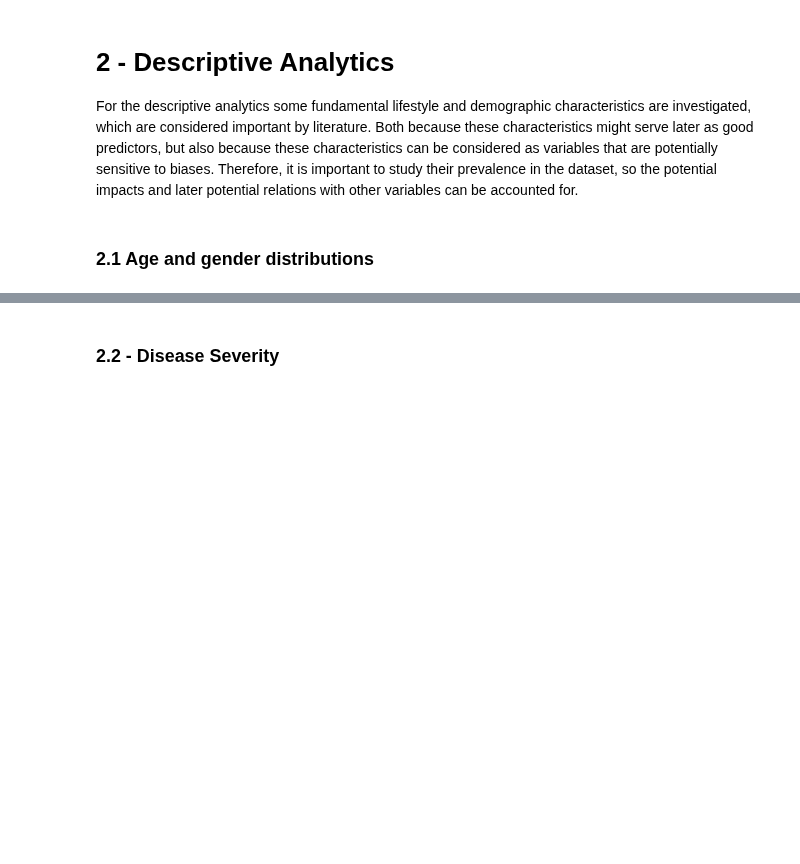
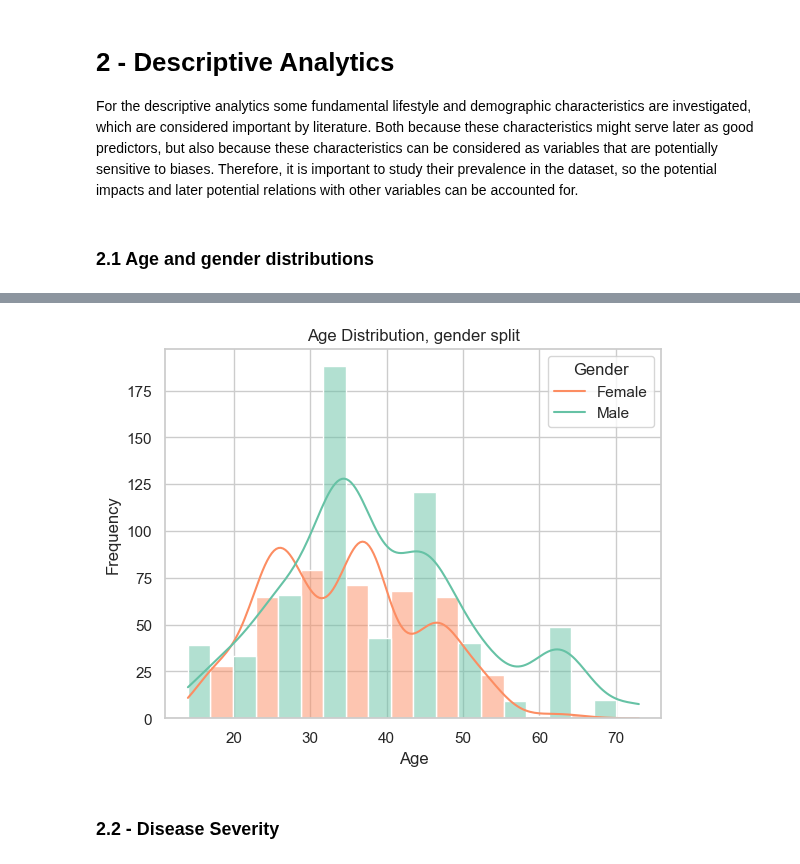
Before and after one commit to tewhol/Responsible_Data_Analysis_Group_1, a Jupyter notebook: model.ipynb, the cells around one changed output, grey strips where cells are left out. Saved outputs shown, nothing was run; the diff lists cells and outputs as text; code cells hidden in the pictures; blank space fills up the shorter version.

```diff
--- a/model.ipynb
+++ b/model.ipynb
@@ -82,3 +82,13 @@ plt.show()
+# %%
+# Observing the age and gender distribution within the dataset
+age_gender_plot = sns.histplot(data=cancer_df, x='Age', hue='Gender', multiple='dodge', bins=10, kde=True, palette='Set2')
+plt.title('Age Distribution, gender split')
+plt.xlabel('Age')
+plt.ylabel('Frequency')
+age_gender_plot.legend(title='Gender', labels=['Female', 'Male'])
+plt.show()
+# %% [output]
+[figure, added]
 # %% [markdown]
 ### 2.2 - Disease Severity
 # %%
```
Also changed, not shown: parts of 10 cells of this notebook.
